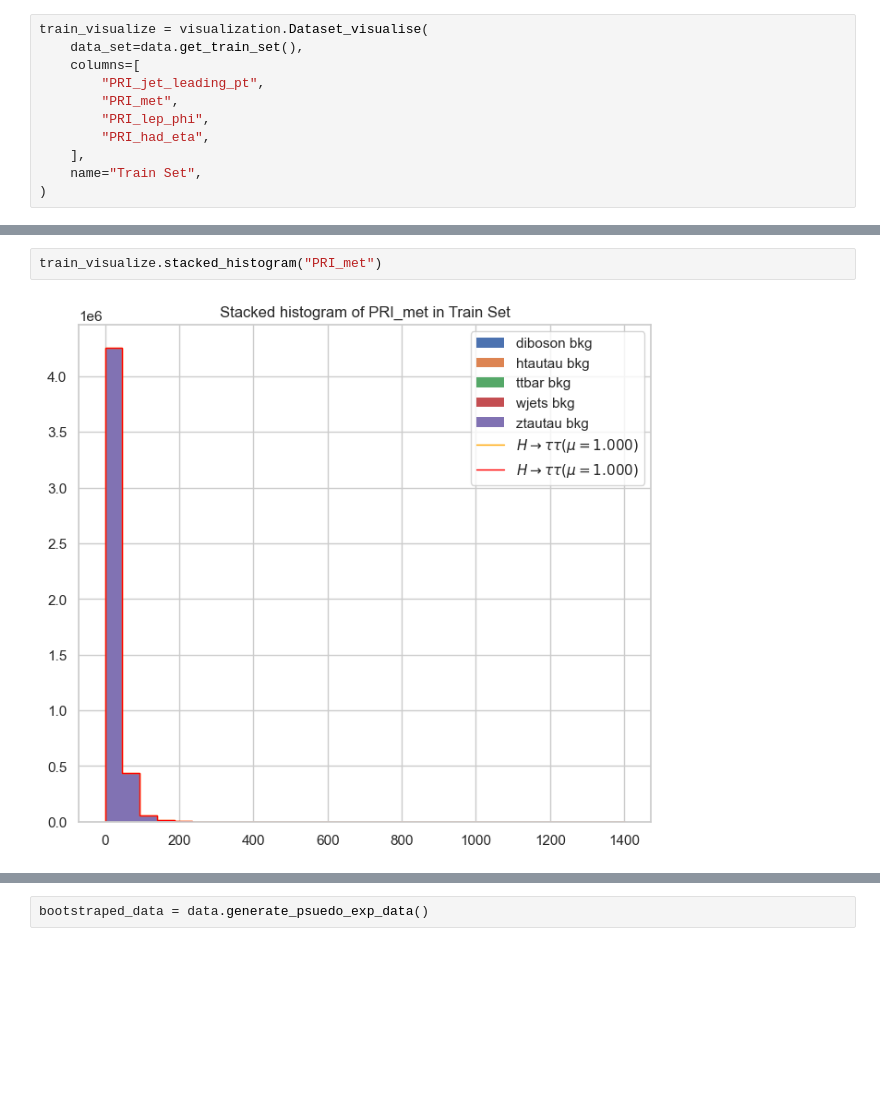
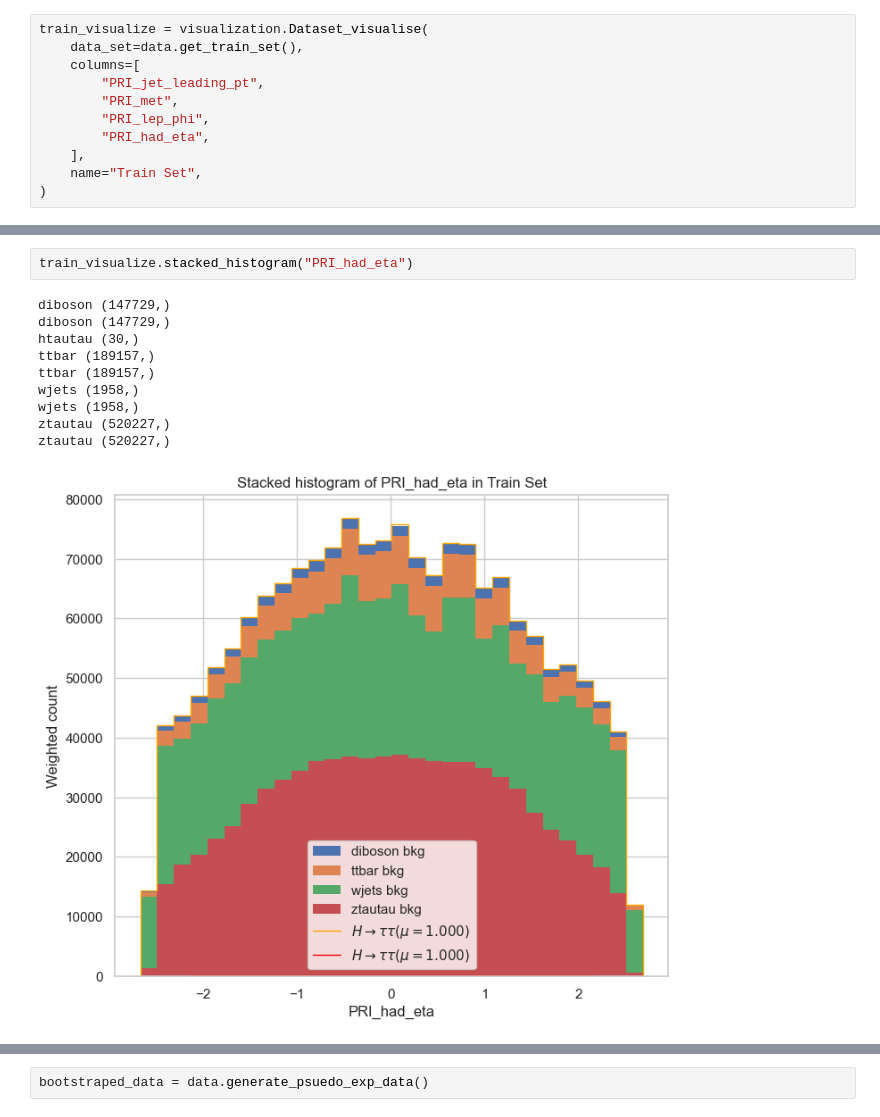
Before and after one commit to blackSwanCS/Collaboration_A, a Jupyter notebook: StartingKit_HiggsML_Uncertainty_Challenge.ipynb, the cells around one changed output, grey strips where cells are left out. Drawn from its saved outputs; the diff is of its cells as text; blank space fills up the shorter version.

```diff
--- a/StartingKit_HiggsML_Uncertainty_Challenge.ipynb
+++ b/StartingKit_HiggsML_Uncertainty_Challenge.ipynb
@@ -197,7 +185,16 @@ train_visualize.histogram_dataset()
 # %%
-train_visualize.stacked_histogram("PRI_met")
+train_visualize.stacked_histogram("PRI_had_eta")
 # %% [output]
+diboson (147729,)
+diboson (147729,)
+htautau (30,)
+ttbar (189157,)
+ttbar (189157,)
+wjets (1958,)
+wjets (1958,)
+ztautau (520227,)
+ztautau (520227,)
-[figure, old version]
+[figure, new version]
 # %%
 # Show data summary
 train_visualize.pair_plots(sample_size=100)
```
Also changed, not shown: parts of 21 cells of this notebook, 6 other files.
